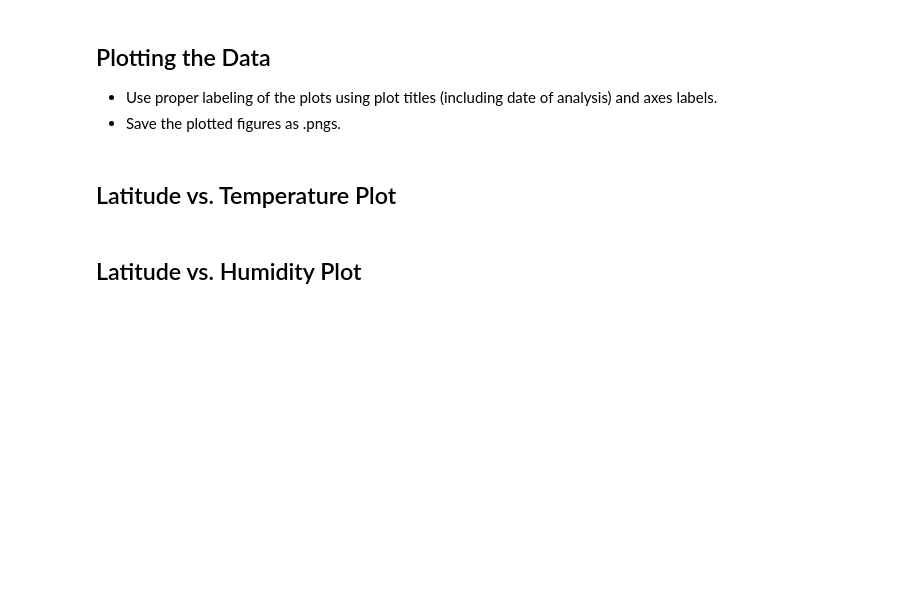
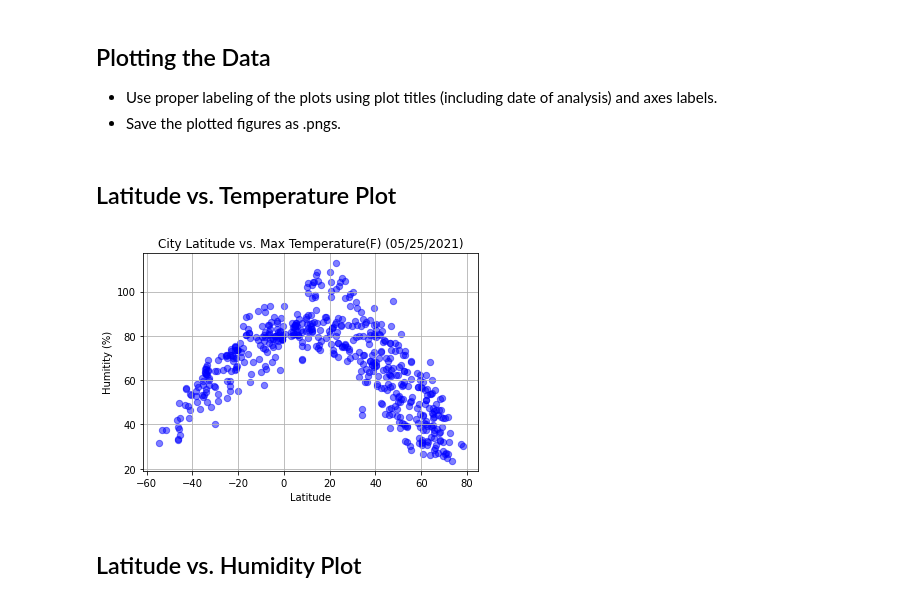
Before and after one commit to lcswsher/API-Challenge, a Jupyter notebook: WeatherPy/WeatherPy.ipynb, the cells around one changed output. Cells and saved outputs as stored; diff of their text form; code cells hidden in the pictures; blank space fills up the shorter version.

Commit message:
Additions for the four scatter plots - First Requirement in the homework instructions

```diff
--- a/WeatherPy/WeatherPy.ipynb
+++ b/WeatherPy/WeatherPy.ipynb
@@ -180,5 +224,18 @@ Skip this step if there are no cities that have humidity > 100%.
 * Save the plotted figures as .pngs.
 # %% [markdown]
 ## Latitude vs. Temperature Plot
+# %%
+date = "05/25/2021"
+
+x_values = cities_df_all["City Latitude"]
+y_values = cities_df_all["City Max Temperature"]
+plt.xlabel('Latitude')
+plt.ylabel('Humitity (%)')
+plt.title(f"City Latitude vs. Max Temperature(F) ({date})")
+plt.scatter(x_values, y_values, marker = "o", s = 40, c = "blue", alpha = 0.50)
+plt.grid()
+plt.show()
+# %% [output]
+[figure, added]
 # %% [markdown]
 ## Latitude vs. Humidity Plot
```
Also changed, not shown: parts of 15 cells of this notebook.
